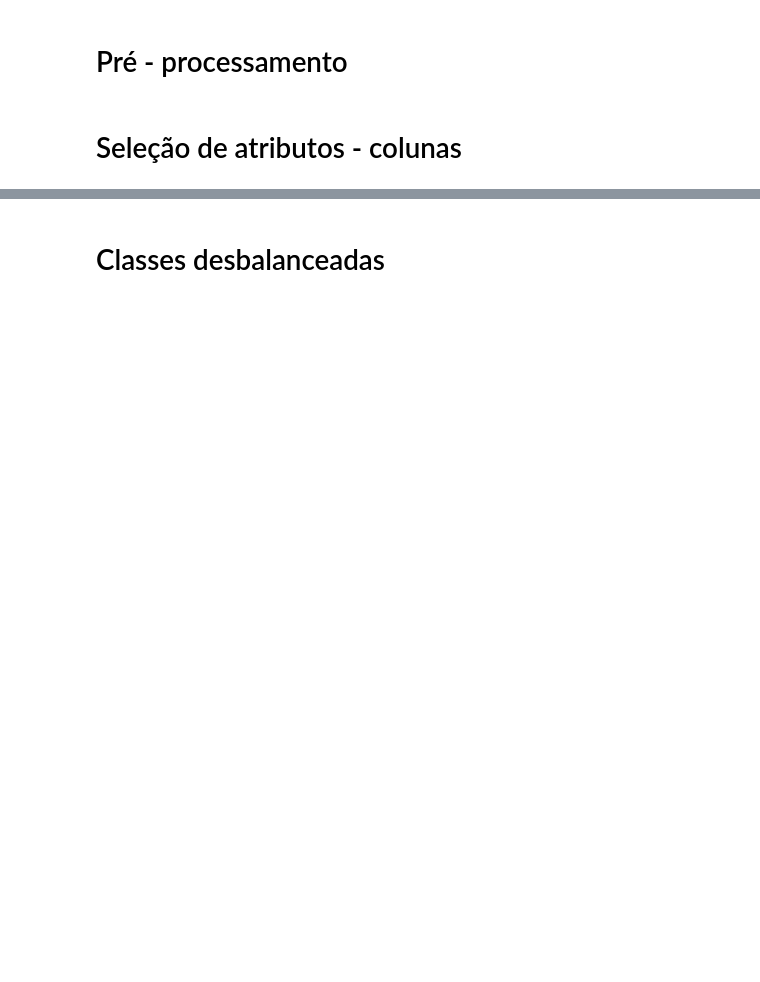
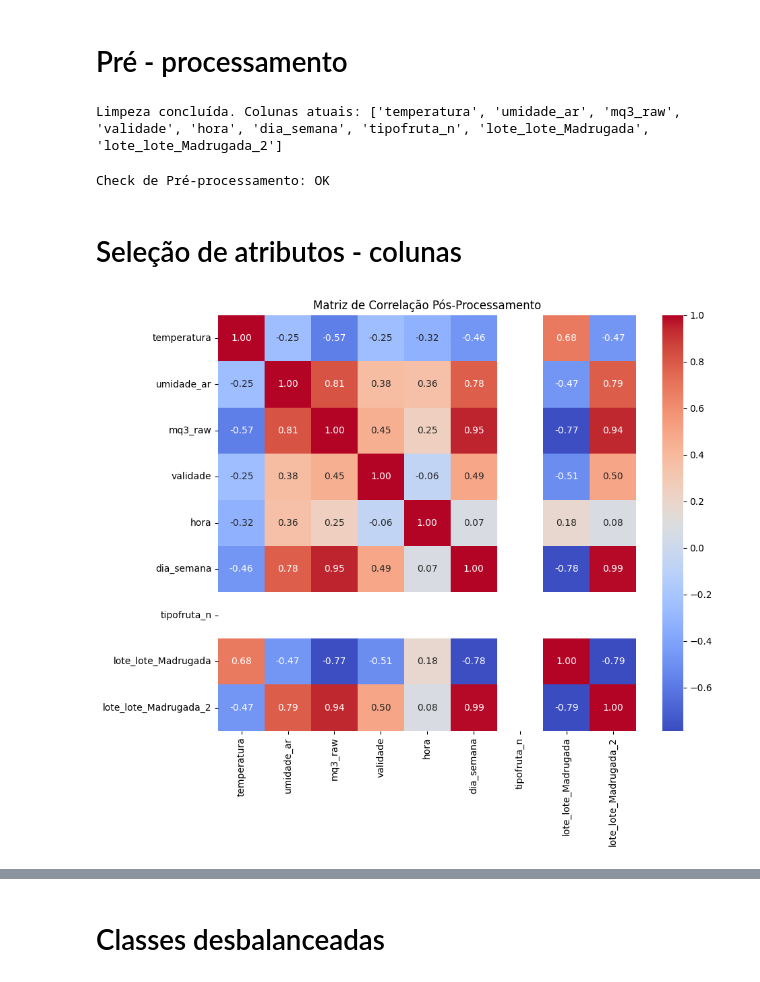
Before and after one commit to LucaAtanazio/Grupo_Projetos, a Jupyter notebook: PI-Monitoramento_frutas/data/data.ipynb, the cells around one changed output, grey strips where cells are left out. Saved outputs shown, nothing was run; the diff lists cells and outputs as text; code cells hidden in the pictures; blank space fills up the shorter version.

```diff
--- a/PI-Monitoramento_frutas/data/data.ipynb
+++ b/PI-Monitoramento_frutas/data/data.ipynb
@@ -16,2 +136,42 @@ ModuleNotFoundError: No module named 'pandas'
+# %%
+# A. Codifica Rótulo (Label Encoder) para tipofruta
+le = LabelEncoder()
+if 'tipofruta' in df_proc.columns:
+    df_proc['tipofruta_n'] = le.fit_transform(df_proc['tipofruta'].astype(str))
+
+# B. Variáveis Dummy para Lote
+if 'lote' in df_proc.columns:
+    df_proc = pd.get_dummies(df_proc, columns=['lote'], prefix='lote', drop_first=True)
+
+# C. LIMPEZA FINAL: Removendo colunas de texto/metadados
+# O segredo é o errors='ignore' para evitar o KeyError que você recebeu
+colunas_para_remover = ['tipofruta', 'estado_previsto', 'estado_real', 'origem_arquivo', 'mq3_tensao']
+df_proc = df_proc.drop(columns=colunas_para_remover, errors='ignore')
+
+print("Limpeza concluída. Colunas atuais:", df_proc.columns.tolist())
+# %% [output]
+Limpeza concluída. Colunas atuais: ['temperatura', 'umidade_ar', 'mq3_raw', 'validade', 'hora', 'dia_semana', 'tipofruta_n', 'lote_lote_Madrugada', 'lote_lote_Madrugada_2']
+# %%
+# Escalonamento para preparar para a RTX 3050 (Passo 5 e 6)
+scaler = StandardScaler()
+cols_sensores = ['temperatura', 'umidade_ar', 'mq3_raw']
+
+# Certifica que as colunas existem antes de escalar
+cols_presentes = [c for c in cols_sensores if c in df_proc.columns]
+df_proc[cols_presentes] = scaler.fit_transform(df_proc[cols_presentes])
+
+print("Check de Pré-processamento: OK")
+# %% [output]
+Check de Pré-processamento: OK
 # %% [markdown]
 # Seleção de atributos - colunas
+# %%
+import seaborn as sns
+import matplotlib.pyplot as plt
+
+plt.figure(figsize=(10, 8))
+sns.heatmap(df_proc.corr(), annot=True, cmap='coolwarm', fmt=".2f")
+plt.title("Matriz de Correlação Pós-Processamento")
+plt.show()
+# %% [output]
+[figure, added]
```
Also changed, not shown: parts of 19 cells of this notebook, 3 other files.
